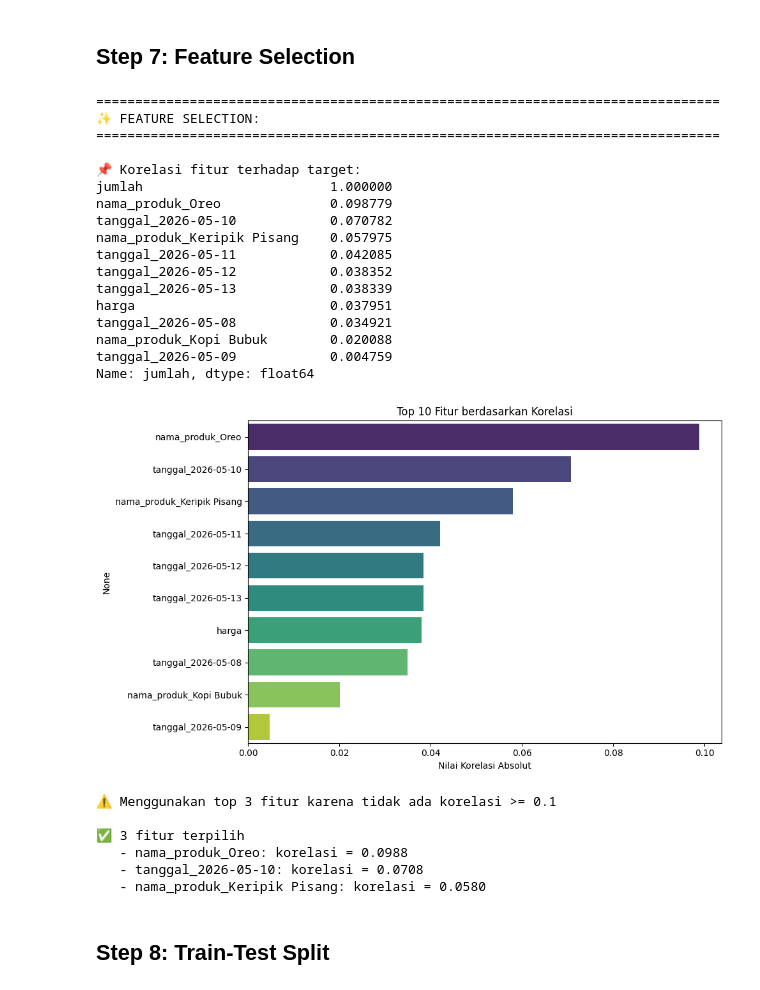
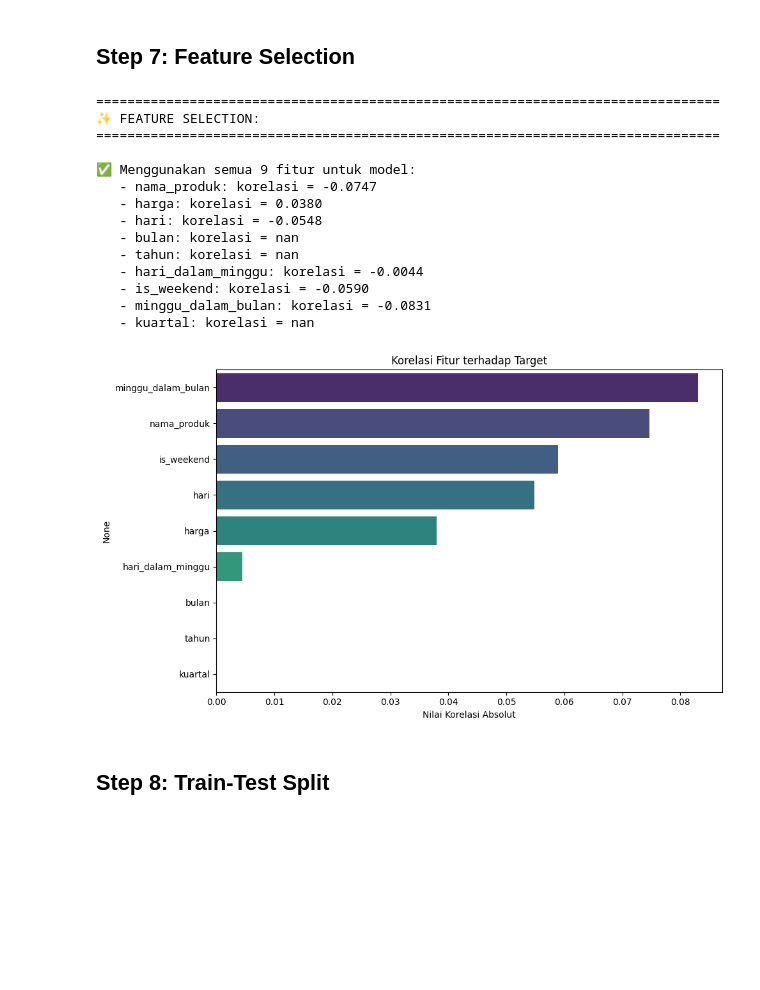
Before and after one commit to grothera07-tech/PUI, a Jupyter notebook: Project/notebooks/02_preprocessing_modeling.ipynb, the cells around one changed output. Saved outputs shown, nothing was run; the diff lists cells and outputs as text; code cells hidden in the pictures; blank space fills up the shorter version.

```diff
--- a/Project/notebooks/02_preprocessing_modeling.ipynb
+++ b/Project/notebooks/02_preprocessing_modeling.ipynb
@@ -177,57 +190,40 @@ harga -2.060574e-16  1.001002 -1.672305  1.715288
 # %%
 print("="*80)
 print("✨ FEATURE SELECTION:")
 print("="*80)
 
+# Untuk aplikasi, gunakan semua fitur kecuali target
+selected_features = [col for col in df_scaled.columns if col != target_col]
+print(f"\n✅ Menggunakan semua {len(selected_features)} fitur untuk model:")
+for feat in selected_features:
+    corr_val = df_scaled.corr()[target_col].loc[feat]
+    print(f"   - {feat}: korelasi = {corr_val:.4f}")
+
+# Plot korelasi
 corr_with_target = df_scaled.corr()[target_col].abs().sort_values(ascending=False)
-print("\n📌 Korelasi fitur terhadap target:")
-print(corr_with_target)
-
-# Plot
 plt.figure(figsize=(10, 6))
-corr_plot = corr_with_target.drop(target_col).head(10)
+corr_plot = corr_with_target.drop(target_col)
 sns.barplot(x=corr_plot.values, y=corr_plot.index, palette='viridis')
-plt.title("Top 10 Fitur berdasarkan Korelasi")
+plt.title("Korelasi Fitur terhadap Target")
 plt.xlabel("Nilai Korelasi Absolut")
 plt.tight_layout()
 plt.show()
-
-# Pilih fitur signifikan
-threshold = 0.1
-selected_features = corr_with_target[(corr_with_target >= threshold) & (corr_with_target.index != target_col)].index.tolist()
-
-if not selected_features:
-    selected_features = corr_with_target.drop(target_col).head(3).index.tolist()
-    print(f"\n⚠️ Menggunakan top 3 fitur karena tidak ada korelasi >= {threshold}")
-
-print(f"\n✅ {len(selected_features)} fitur terpilih")
-for feat in selected_features:
-    print(f"   - {feat}: korelasi = {corr_with_target[feat]:.4f}")
 # %% [output]
 ================================================================================
 ✨ FEATURE SELECTION:
 ================================================================================
 
-📌 Korelasi fitur terhadap target:
-jumlah                        1.000000
-nama_produk_Oreo              0.098779
-tanggal_2026-05-10            0.070782
-nama_produk_Keripik Pisang    0.057975
-tanggal_2026-05-11            0.042085
-tanggal_2026-05-12            0.038352
-tanggal_2026-05-13            0.038339
-harga                         0.037951
-tanggal_2026-05-08            0.034921
-nama_produk_Kopi Bubuk        0.020088
-tanggal_2026-05-09            0.004759
-Name: jumlah, dtype: float64
+✅ Menggunakan semua 9 fitur untuk model:
+   - nama_produk: korelasi = -0.0747
+   - harga: korelasi = 0.0380
+   - hari: korelasi = -0.0548
+   - bulan: korelasi = nan
+   - tahun: korelasi = nan
+   - hari_dalam_minggu: korelasi = -0.0044
+   - is_weekend: korelasi = -0.0590
+   - minggu_dalam_bulan: korelasi = -0.0831
+   - kuartal: korelasi = nan
-[figure, old version]
+[figure, new version]
-⚠️ Menggunakan top 3 fitur karena tidak ada korelasi >= 0.1
-
-✅ 3 fitur terpilih
-   - nama_produk_Oreo: korelasi = 0.0988
-   - tanggal_2026-05-10: korelasi = 0.0708
-   - nama_produk_Keripik Pisang: korelasi = 0.0580
 # %% [markdown]
 ## Step 8: Train-Test Split
 # %%
```
Also changed, not shown: parts of 7 cells of this notebook, 4 other files.
